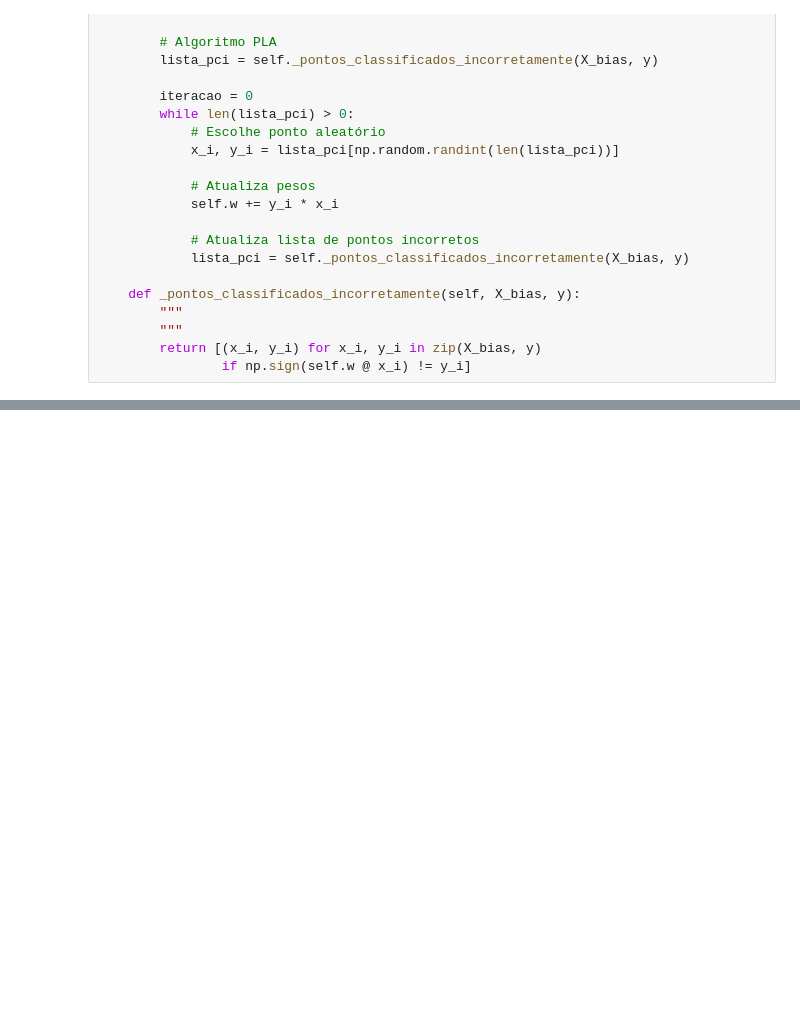
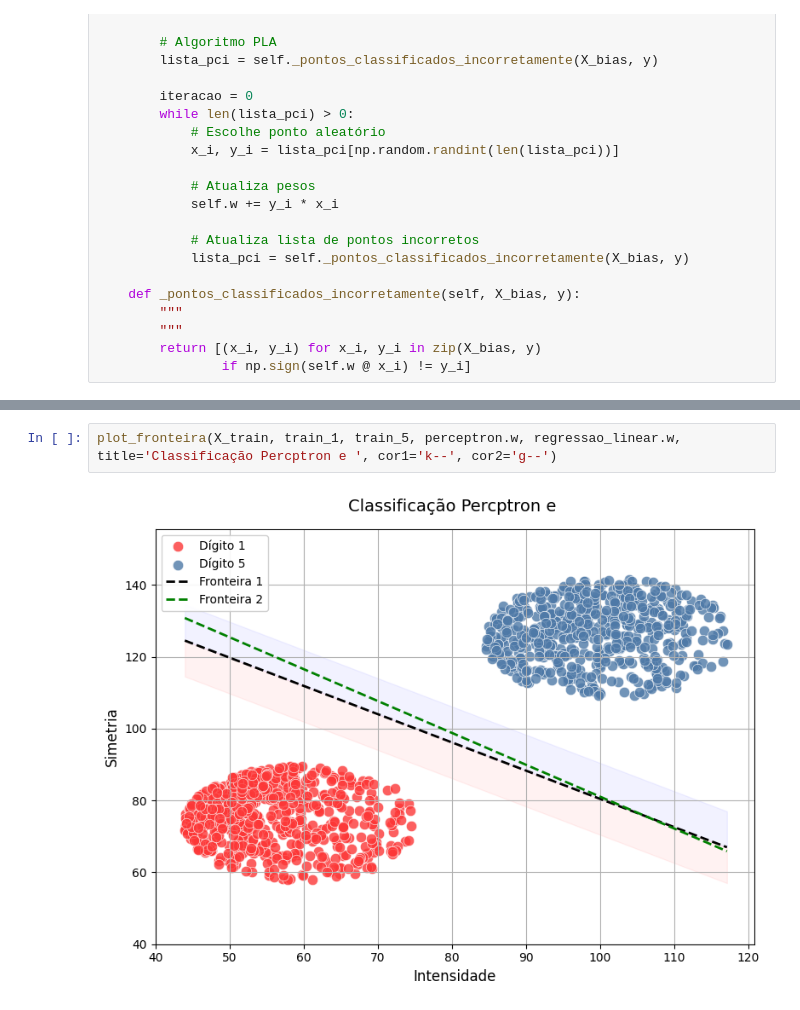
Before and after one commit to juliamssilva/classificador_digitos, a Jupyter notebook: mnsit.ipynb, the cells around one changed output, grey strips where cells are left out. Cells and saved outputs as stored; diff of their text form; blank space fills up the shorter version.

```diff
--- a/mnsit.ipynb
+++ b/mnsit.ipynb
@@ -377,0 +526,4 @@ plt.show()
+# %%
+plot_fronteira(X_train, train_1, train_5, perceptron.w, regressao_linear.w, title='Classificação Percptron e ', cor1='k--', cor2='g--')
+# %% [output]
+[figure, added]
```
Also changed, not shown: parts of 14 cells of this notebook.
